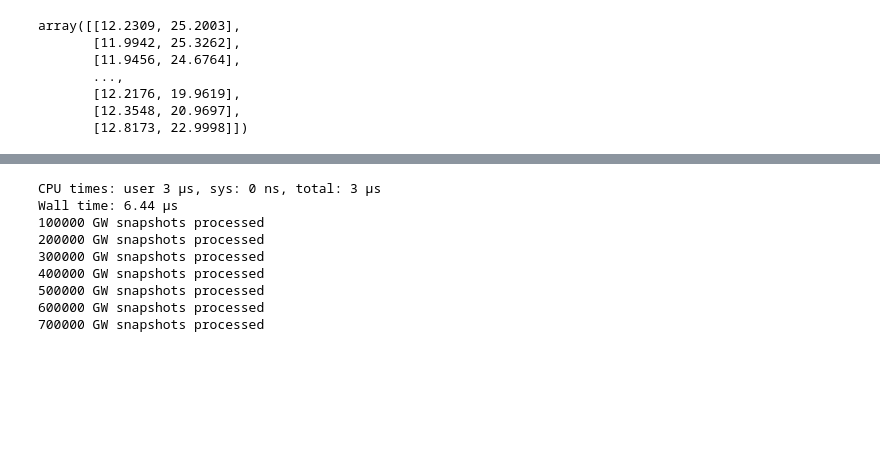
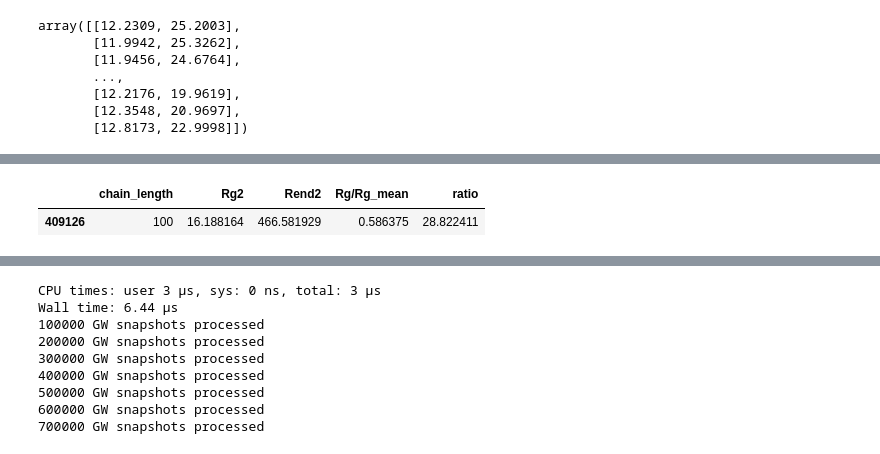
Before and after one commit to hshadman/2d_conformational_landscape_map, a Jupyter notebook: 2d_conformation_map.ipynb, the cells around one changed output, grey strips where cells are left out. Saved outputs shown, nothing was run; the diff lists cells and outputs as text; code cells hidden in the pictures; blank space fills up the shorter version.

```diff
--- a/2d_conformation_map.ipynb
+++ b/2d_conformation_map.ipynb
@@ -329,0 +369,5 @@ list(ab40_ff14sb_rg_ree_ratheatmap_noimage['Ree'].values)
+# %%
+GW_ind_runs_chainlen100_upto24[GW_ind_runs_chainlen100_upto24.ratio==GW_ind_runs_chainlen100_upto24['ratio'].max()]
+# %% [output]
+|  | chain_length | Rg2 | Rend2 | Rg/Rg_mean | ratio |
+| 409126 | 100 | 16.188164 | 466.581929 | 0.586375 | 28.822411 |
```
Also changed, not shown: parts of 3 cells of this notebook.
